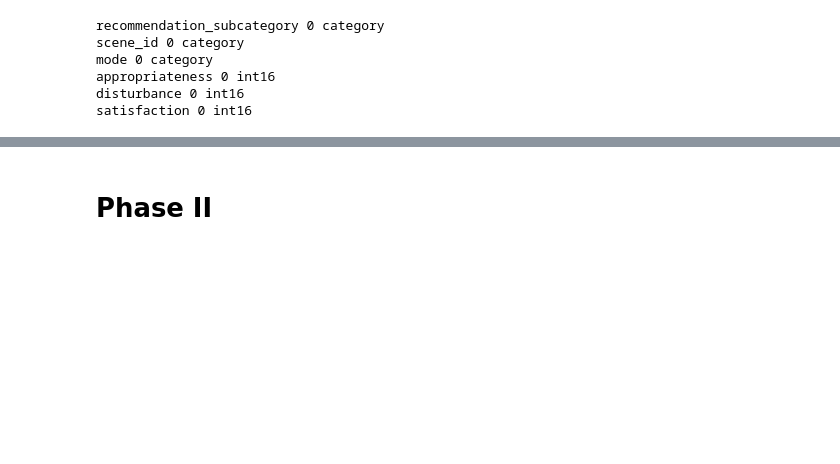
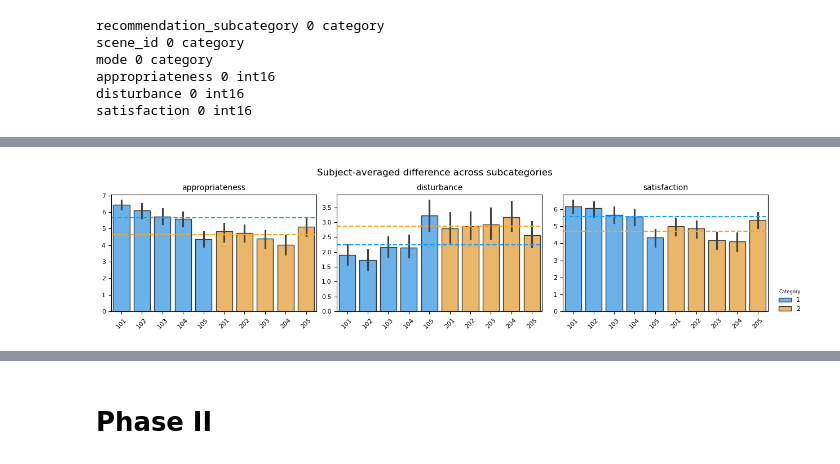
Before and after one commit to yxlin02/HCICarSim, a Jupyter notebook: DataAnalysis.ipynb, the cells around one changed output, grey strips where cells are left out. Saved outputs shown, nothing was run; the diff lists cells and outputs as text; code cells hidden in the pictures; blank space fills up the shorter version.

Commit message:
plotting

```diff
--- a/DataAnalysis.ipynb
+++ b/DataAnalysis.ipynb
@@ -1532,6 +1537,8 @@ for i, metric in enumerate(metrics):
         y=metric,
         hue="category",
         palette=type_palette,
+        edgecolor = "black",
+        alpha = 0.75,
         ax=ax
     )
 
@@ -1542,7 +1549,7 @@ for i, metric in enumerate(metrics):
             color=type_palette.get(cat, "gray"),
             linestyle="--",
             linewidth=1.5,
-            alpha=0.8,
+            alpha=1.0,
         )
 
     ax.set_title(metric)
@@ -1572,3 +1578,4 @@ plt.show()
+[figure, added]
 # %%
 df_reaction[["appropriateness", "disturbance", "satisfaction"]].corr()
 
```
Also changed, not shown: parts of 30 cells of this notebook, 8 other files.
